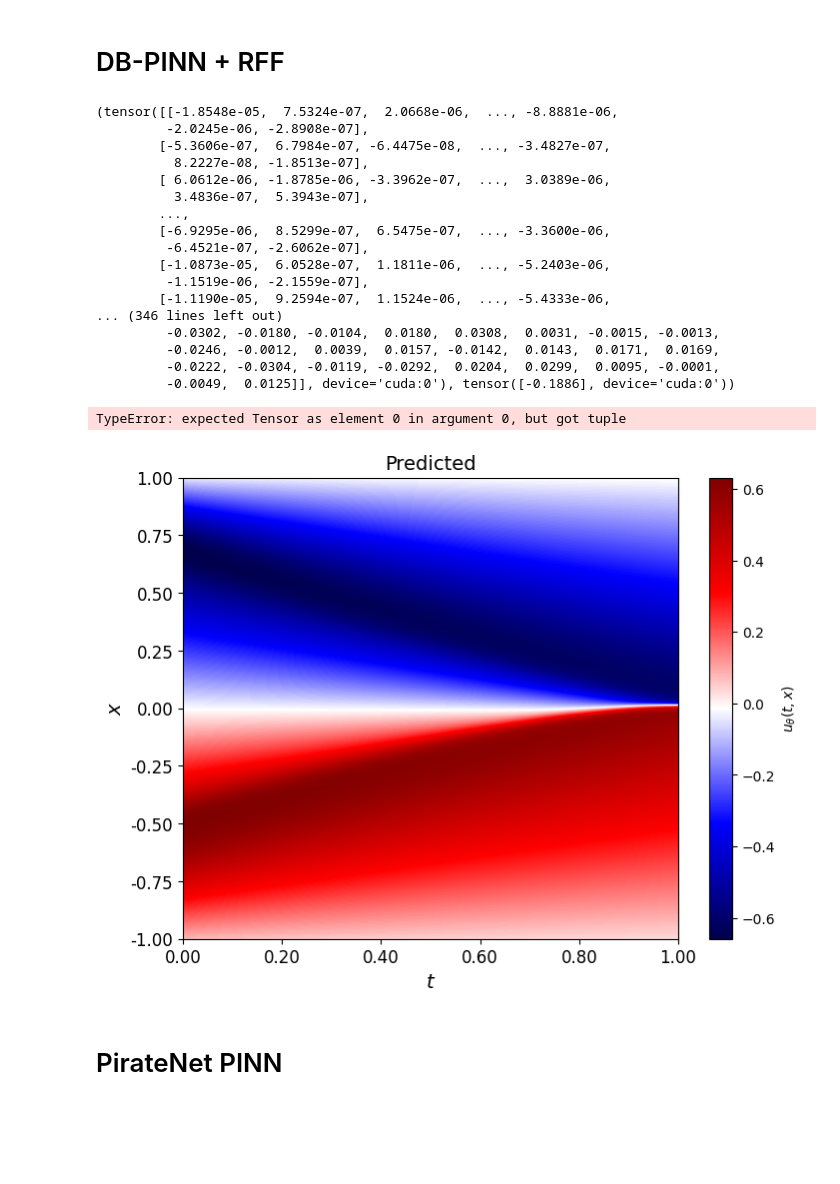
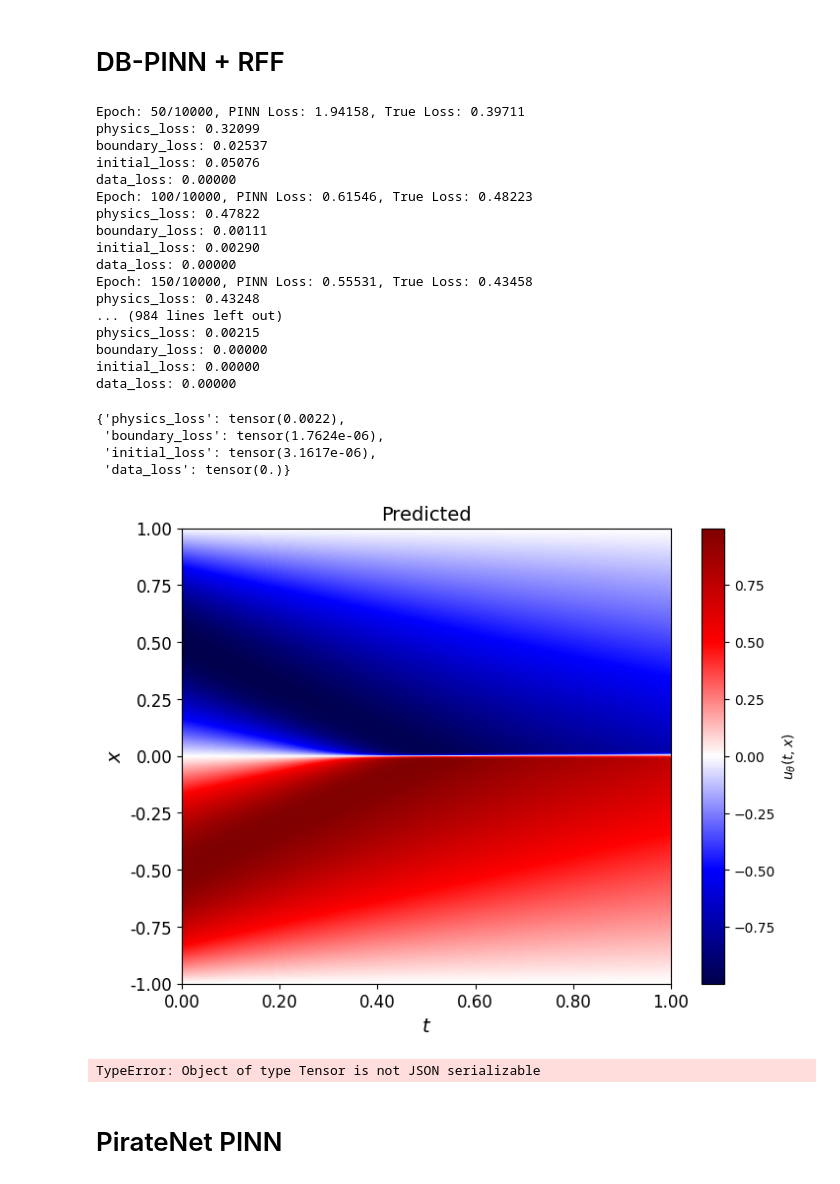
Before and after one commit to 1frog-prog1/diploma_pinn, a Jupyter notebook: notebooks/1d_burgers_pinn.ipynb, the cells around one changed output. Drawn from its saved outputs; the diff is of its cells as text; code cells hidden in the pictures; blank space fills up the shorter version.

Commit message:
experiments with db-pinn

```diff
--- a/notebooks/1d_burgers_pinn.ipynb
+++ b/notebooks/1d_burgers_pinn.ipynb
@@ -338,37 +338,46 @@ train_loss, eval_loss = train_pinn(
     db_pinn, optimizers, scheduler,
     X_r, X_0, X_b,
     x_data = None, u_data = None, device=device,
-    random_resample_every_N=1000, lb=lb, ub=ub
+    show_distinct_losses=True
 )
 # %% [output]
-(tensor([[-1.8548e-05,  7.5324e-07,  2.0668e-06,  ..., -8.8881e-06,
-         -2.0245e-06, -2.8908e-07],
-        [-5.3606e-07,  6.7984e-07, -6.4475e-08,  ..., -3.4827e-07,
-          8.2227e-08, -1.8513e-07],
-        [ 6.0612e-06, -1.8785e-06, -3.3962e-07,  ...,  3.0389e-06,
-          3.4836e-07,  5.3943e-07],
-        ...,
-        [-6.9295e-06,  8.5299e-07,  6.5475e-07,  ..., -3.3600e-06,
-         -6.4521e-07, -2.6062e-07],
-        [-1.0873e-05,  6.0528e-07,  1.1811e-06,  ..., -5.2403e-06,
-         -1.1519e-06, -2.1559e-07],
-        [-1.1190e-05,  9.2594e-07,  1.1524e-06,  ..., -5.4333e-06,
-... (346 lines left out)
-         -0.0302, -0.0180, -0.0104,  0.0180,  0.0308,  0.0031, -0.0015, -0.0013,
-         -0.0246, -0.0012,  0.0039,  0.0157, -0.0142,  0.0143,  0.0171,  0.0169,
-         -0.0222, -0.0304, -0.0119, -0.0292,  0.0204,  0.0299,  0.0095, -0.0001,
-         -0.0049,  0.0125]], device='cuda:0'), tensor([-0.1886], device='cuda:0'))
+Epoch: 50/10000, PINN Loss: 1.94158, True Loss: 0.39711
+physics_loss: 0.32099
+boundary_loss: 0.02537
+initial_loss: 0.05076
+data_loss: 0.00000
+Epoch: 100/10000, PINN Loss: 0.61546, True Loss: 0.48223
+physics_loss: 0.47822
+boundary_loss: 0.00111
+initial_loss: 0.00290
+data_loss: 0.00000
+Epoch: 150/10000, PINN Loss: 0.55531, True Loss: 0.43458
+physics_loss: 0.43248
+... (984 lines left out)
+physics_loss: 0.00215
+boundary_loss: 0.00000
+initial_loss: 0.00000
+data_loss: 0.00000
-TypeError: expected Tensor as element 0 in argument 0, but got tuple
+# %%
+eval_loss[-1][1]
+# %% [output]
+{'physics_loss': tensor(0.0022),
+ 'boundary_loss': tensor(1.7624e-06),
+ 'initial_loss': tensor(3.1617e-06),
+ 'data_loss': tensor(0.)}
 # %%
-# db_pinn.to("cpu")
-# T, X, U = compute_approximation_2d(db_pinn, lb, ub, N)
-# plot_single_heatmap_2d(T, X, U, title="Predicted") # save_path="../pics/1d_burgers/plots/sa_pinn_v001divpi.png")
+N = 501
+db_pinn.to("cpu")
+T, X, U = compute_approximation_2d(db_pinn, lb, ub, N)
+plot_single_heatmap_2d(T, X, U, title="Predicted") # save_path="../pics/1d_burgers/plots/sa_pinn_v001divpi.png")
 # %% [output]
-[figure, old version]
+[figure, new version]
 # %%
-# save_u_results(T, X, U, os.path.join("..", "data", "results", "db_rff_pinn.json"))
-# save_eval_losses(eval_losses, os.path.join("..", "data", "loss", "db_rff_pinn.json") )
-# save_model(rff_pinn, os.path.join("..", "saved_models", "1d_burgers", "db_rff_pinn.pt"))
+save_u_results(T, X, U, os.path.join("..", "data", "results", "db_rff_pinn.json"))
+save_eval_losses(eval_loss, os.path.join("..", "data", "loss", "db_rff_pinn.json") )
+save_model(db_pinn, os.path.join("..", "saved_models", "1d_burgers", "db_rff_pinn.pt"))
+# %% [output]
+TypeError: Object of type Tensor is not JSON serializable
 # %% [markdown]
 # PirateNet PINN
 # %%
```
Also changed, not shown: 5 other files.
